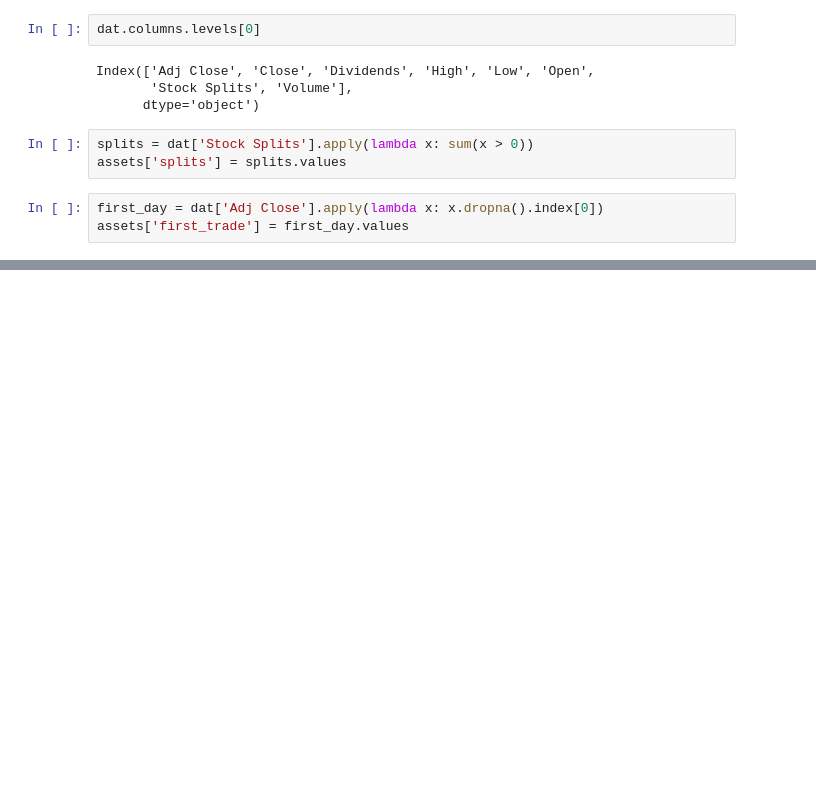
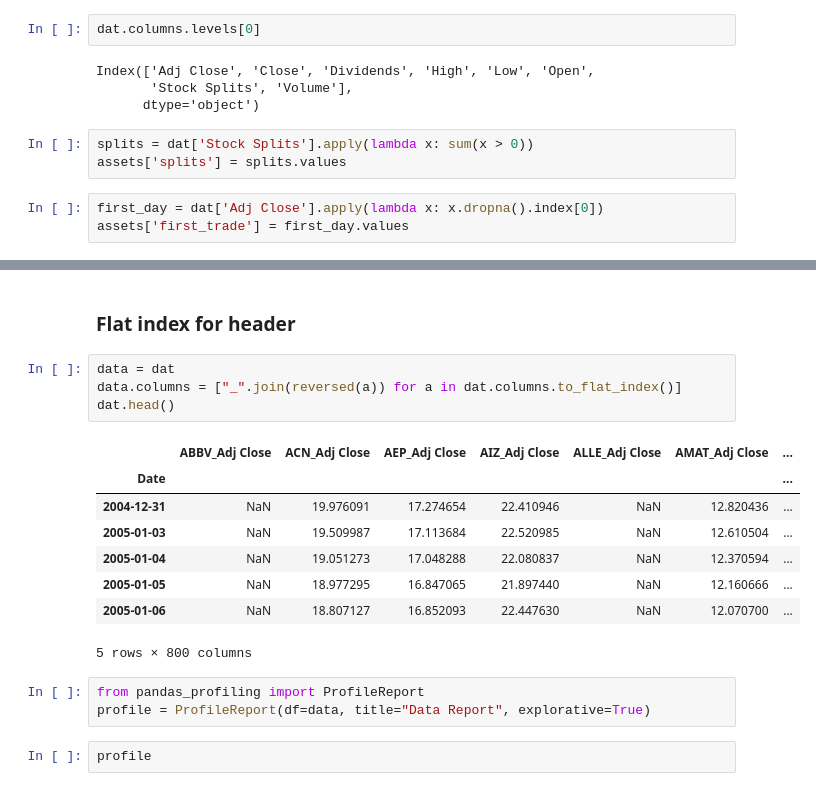
Before and after one commit to shrozolio/M6, a Jupyter notebook: Code/m6_eda.ipynb, the cells around one changed output, grey strips where cells are left out. Drawn from its saved outputs; the diff is of its cells as text; blank space fills up the shorter version.

```diff
--- a/Code/m6_eda.ipynb
+++ b/Code/m6_eda.ipynb
@@ -89 +132,21 @@ for i in symbols:
 ... (88 outputs left out)
+# %% [markdown]
+<h3>Flat index for header</h3>
+# %%
+data = dat
+data.columns = ["_".join(reversed(a)) for a in dat.columns.to_flat_index()]
+dat.head()
+# %% [output]
+|  | ABBV_Adj Close | ACN_Adj Close | AEP_Adj Close | AIZ_Adj Close | ALLE_Adj Close | AMAT_Adj Close | ... |
+| Date |  |  |  |  |  |  | ... |
+| 2004-12-31 | NaN | 19.976091 | 17.274654 | 22.410946 | NaN | 12.820436 | ... |
+| 2005-01-03 | NaN | 19.509987 | 17.113684 | 22.520985 | NaN | 12.610504 | ... |
+| 2005-01-04 | NaN | 19.051273 | 17.048288 | 22.080837 | NaN | 12.370594 | ... |
+| 2005-01-05 | NaN | 18.977295 | 16.847065 | 21.897440 | NaN | 12.160666 | ... |
+| 2005-01-06 | NaN | 18.807127 | 16.852093 | 22.447630 | NaN | 12.070700 | ... |
+5 rows × 800 columns
+# %%
+from pandas_profiling import ProfileReport
+profile = ProfileReport(df=data, title="Data Report", explorative=True)
+# %%
+profile
```
Also changed, not shown: parts of 19 cells of this notebook, 7 other files.
